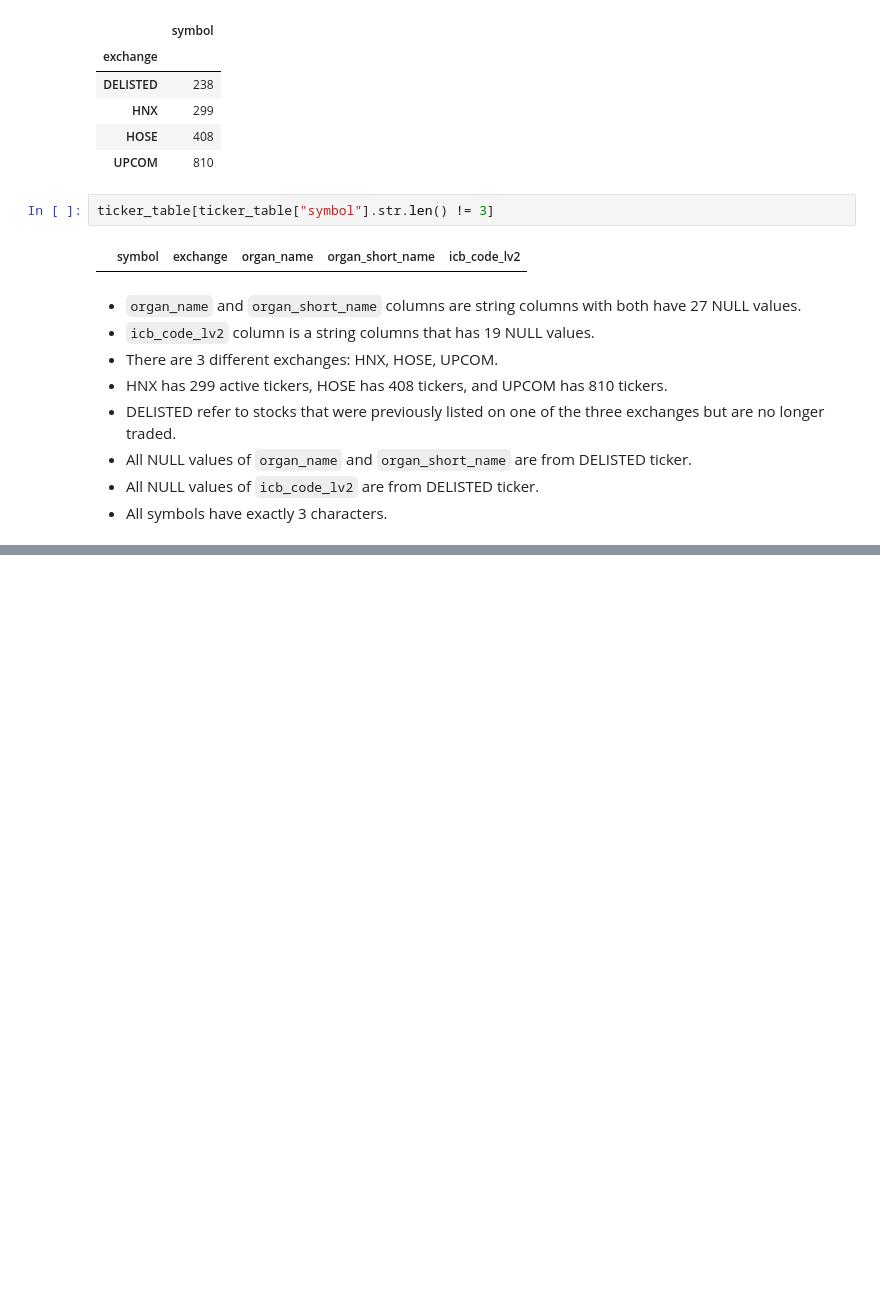
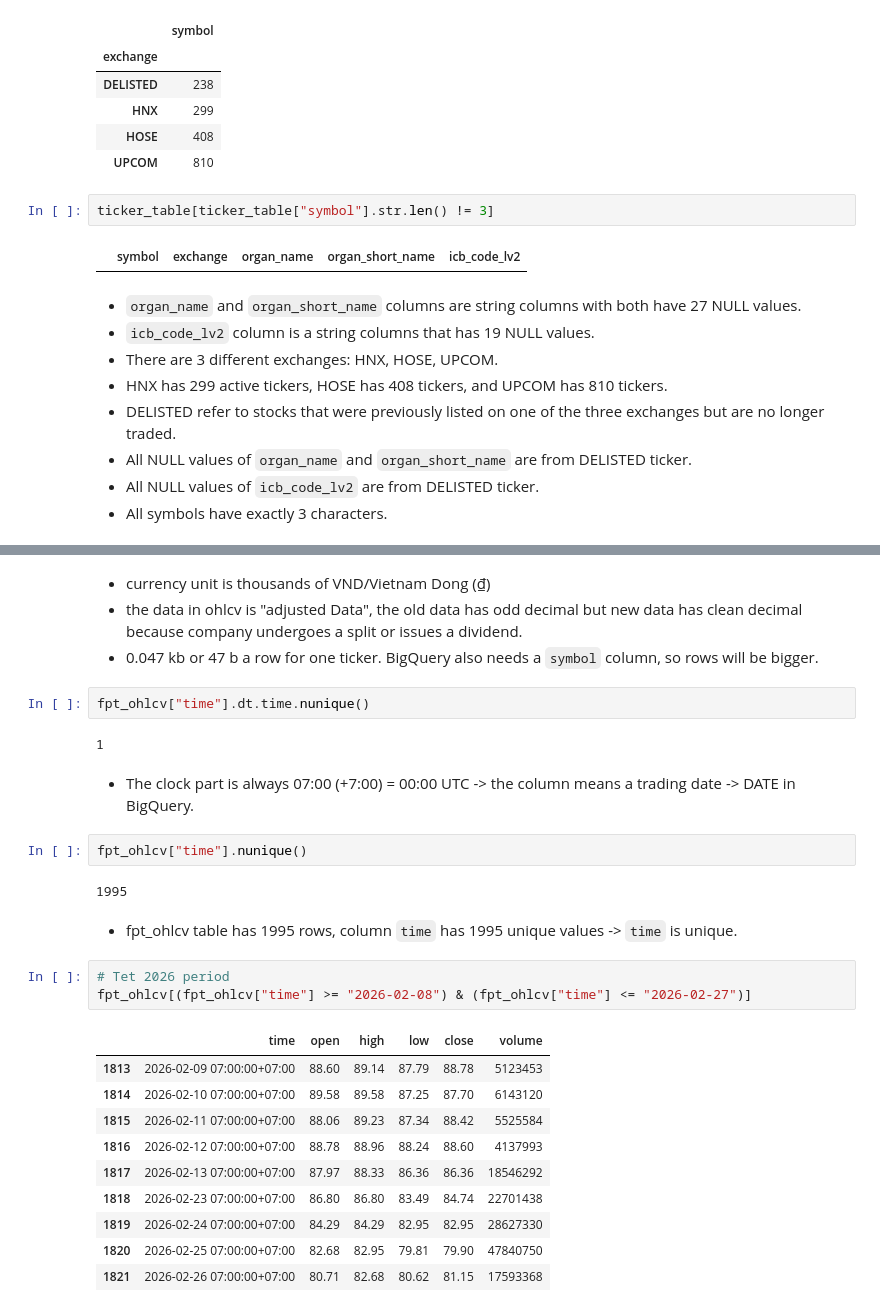
Before and after one commit to DanhHoangLongDuong/Vietnam-stock-market-pipeline, a Jupyter notebook: notebooks/explore.ipynb, the cells around one changed output, grey strips where cells are left out. Saved outputs shown, nothing was run; the diff lists cells and outputs as text; blank space fills up the shorter version.

```diff
--- a/notebooks/explore.ipynb
+++ b/notebooks/explore.ipynb
@@ -113,0 +155,30 @@ ticker_table[ticker_table["symbol"].str.len() != 3]
+# %% [markdown]
+- currency unit is thousands of VND/Vietnam Dong (₫)
+- the data in ohlcv is "adjusted Data", the old data has odd decimal but new data has clean decimal because company undergoes a split or issues a dividend.
+- 0.047 kb or 47 b a row for one ticker. BigQuery also needs a `symbol` column, so rows will be bigger.
+# %%
+fpt_ohlcv["time"].dt.time.nunique()
+# %% [output]
+1
+# %% [markdown]
+- The clock part is always 07:00 (+7:00) = 00:00 UTC -> the column means a trading date -> DATE in BigQuery.
+# %%
+fpt_ohlcv["time"].nunique()
+# %% [output]
+1995
+# %% [markdown]
+- fpt_ohlcv table has 1995 rows, column `time` has 1995 unique values -> `time` is unique.
+# %%
+# Tet 2026 period
+fpt_ohlcv[(fpt_ohlcv["time"] >= "2026-02-08") & (fpt_ohlcv["time"] <= "2026-02-27")]
+# %% [output]
+|  | time | open | high | low | close | volume |
+| 1813 | 2026-02-09 07:00:00+07:00 | 88.60 | 89.14 | 87.79 | 88.78 | 5123453 |
+| 1814 | 2026-02-10 07:00:00+07:00 | 89.58 | 89.58 | 87.25 | 87.70 | 6143120 |
+| 1815 | 2026-02-11 07:00:00+07:00 | 88.06 | 89.23 | 87.34 | 88.42 | 5525584 |
+| 1816 | 2026-02-12 07:00:00+07:00 | 88.78 | 88.96 | 88.24 | 88.60 | 4137993 |
+| 1817 | 2026-02-13 07:00:00+07:00 | 87.97 | 88.33 | 86.36 | 86.36 | 18546292 |
+| 1818 | 2026-02-23 07:00:00+07:00 | 86.80 | 86.80 | 83.49 | 84.74 | 22701438 |
+| 1819 | 2026-02-24 07:00:00+07:00 | 84.29 | 84.29 | 82.95 | 82.95 | 28627330 |
+| 1820 | 2026-02-25 07:00:00+07:00 | 82.68 | 82.95 | 79.81 | 79.90 | 47840750 |
+| 1821 | 2026-02-26 07:00:00+07:00 | 80.71 | 82.68 | 80.62 | 81.15 | 17593368 |
```
Also changed, not shown: parts of 12 cells of this notebook, 1 other file.
